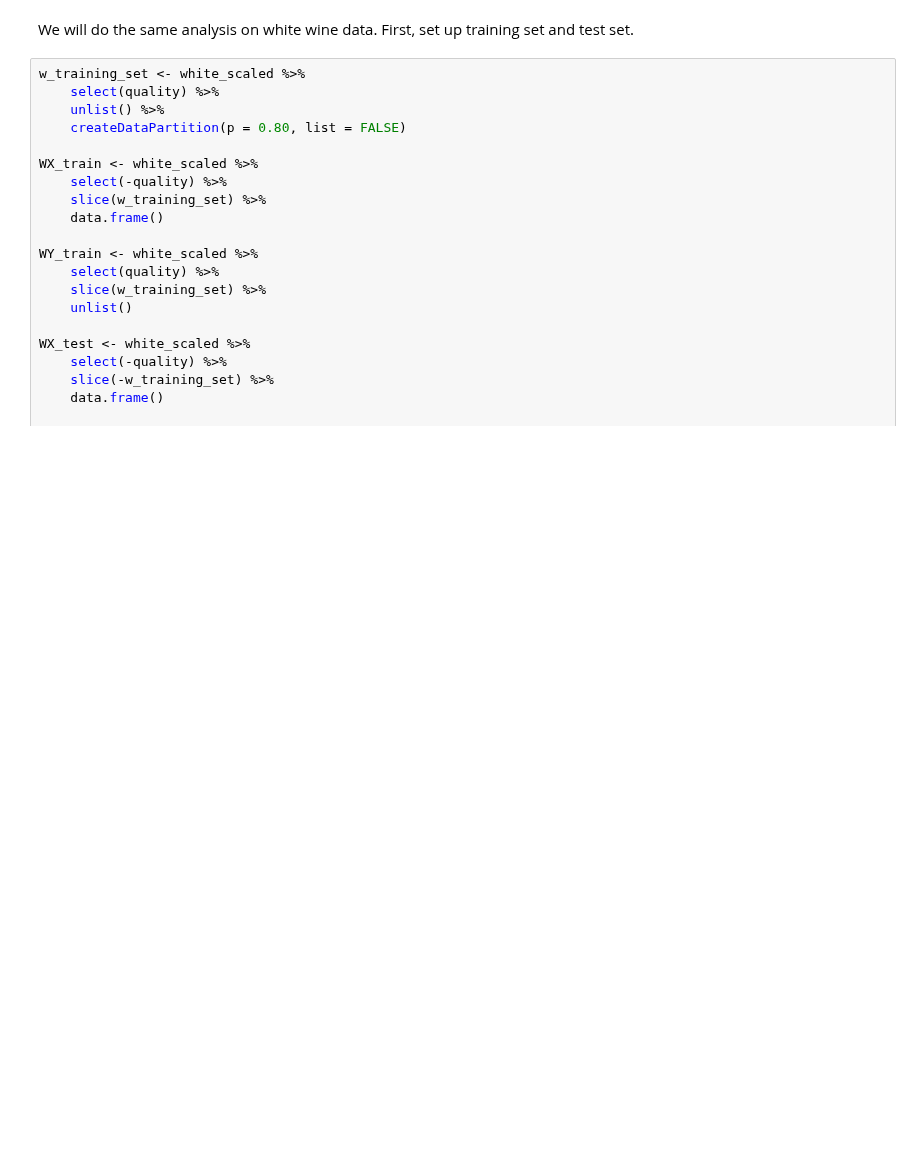
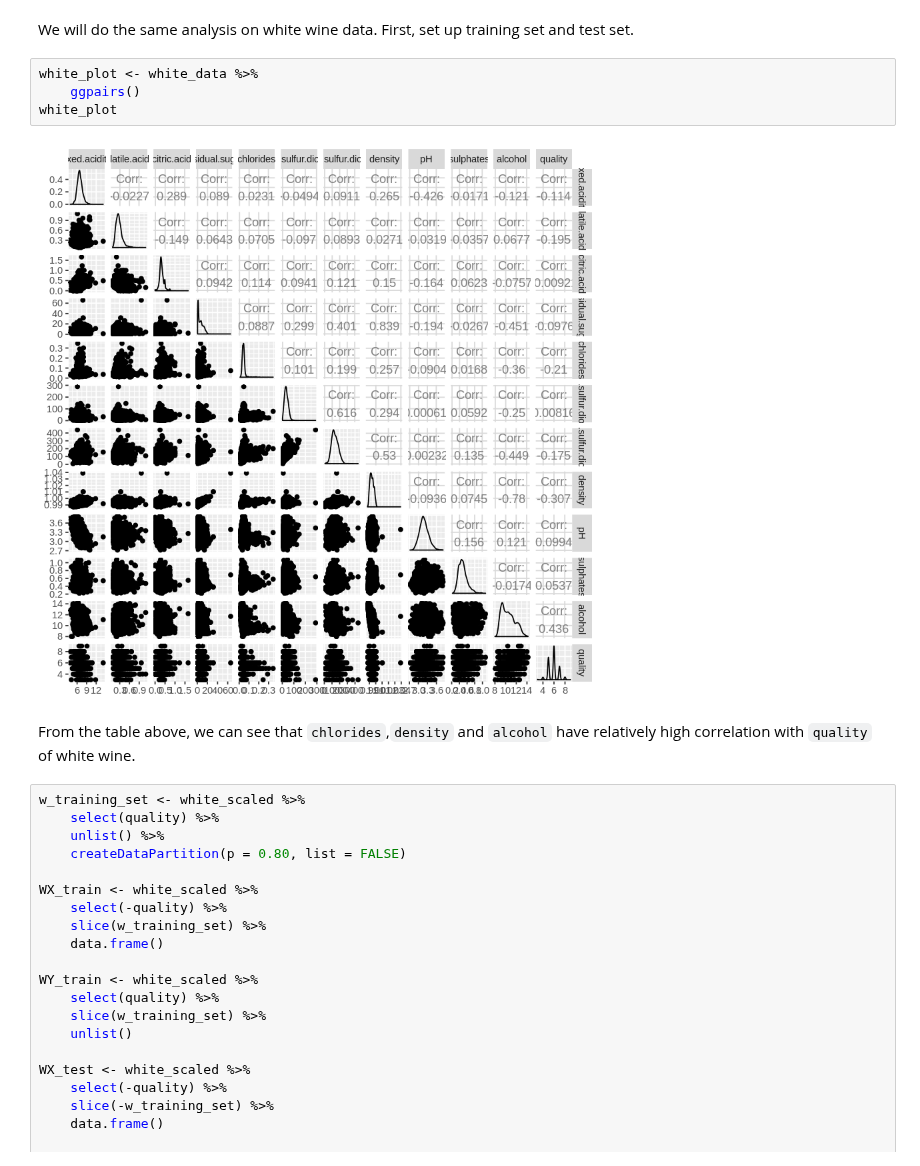
Before and after one commit to ivan-fediaev/DSCI-project, a Jupyter notebook: Project_Template_Latest.ipynb, the cells around one changed output. Saved outputs shown, nothing was run; the diff lists cells and outputs as text; blank space fills up the shorter version.

```diff
--- a/Project_Template_Latest.ipynb
+++ b/Project_Template_Latest.ipynb
@@ -1256,6 +1266,14 @@ The rmspe of linear regression red wine model with all variable is: 0.758
 ### White Wine
 # %% [markdown]
 We will do the same analysis on white wine data. First, set up training set and test set.
+# %%
+white_plot <- white_data %>%
+    ggpairs()
+white_plot
+# %% [output]
+[figure, added]
+# %% [markdown]
+From the table above, we can see that `chlorides`,`density` and `alcohol` have relatively high correlation with `quality` of white wine.
 # %%
 w_training_set <- white_scaled %>%
     select(quality) %>%
```
Also changed, not shown: parts of 9 cells of this notebook.
